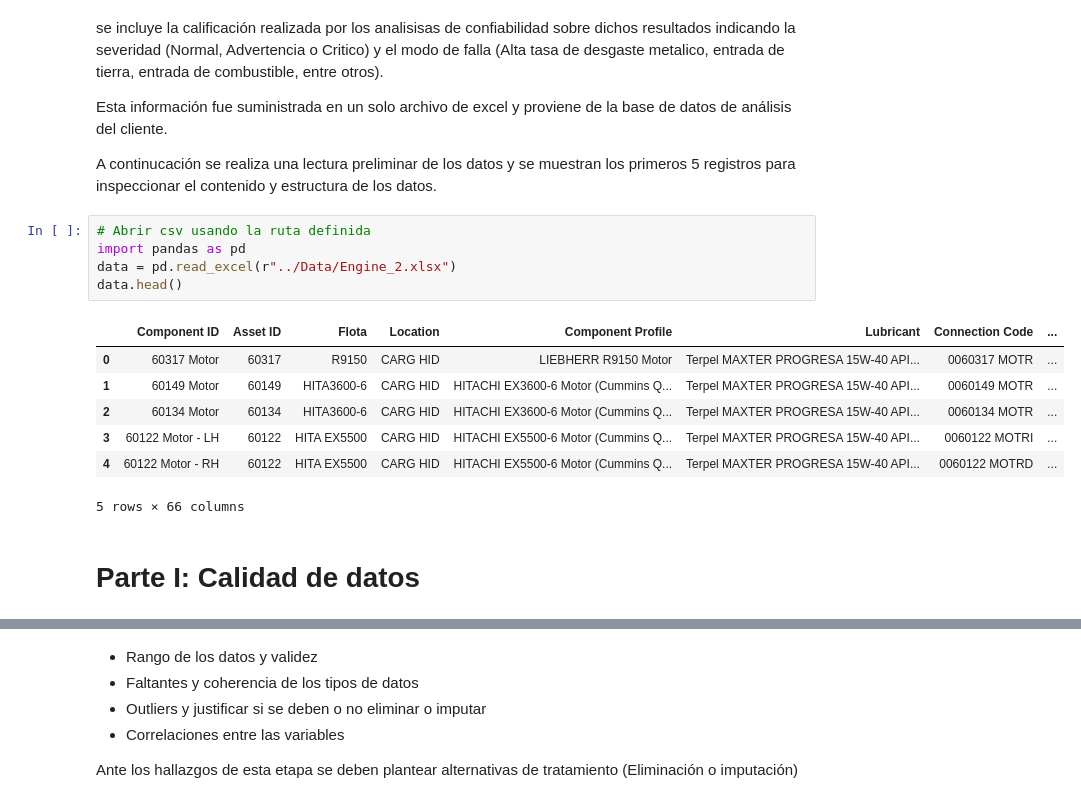
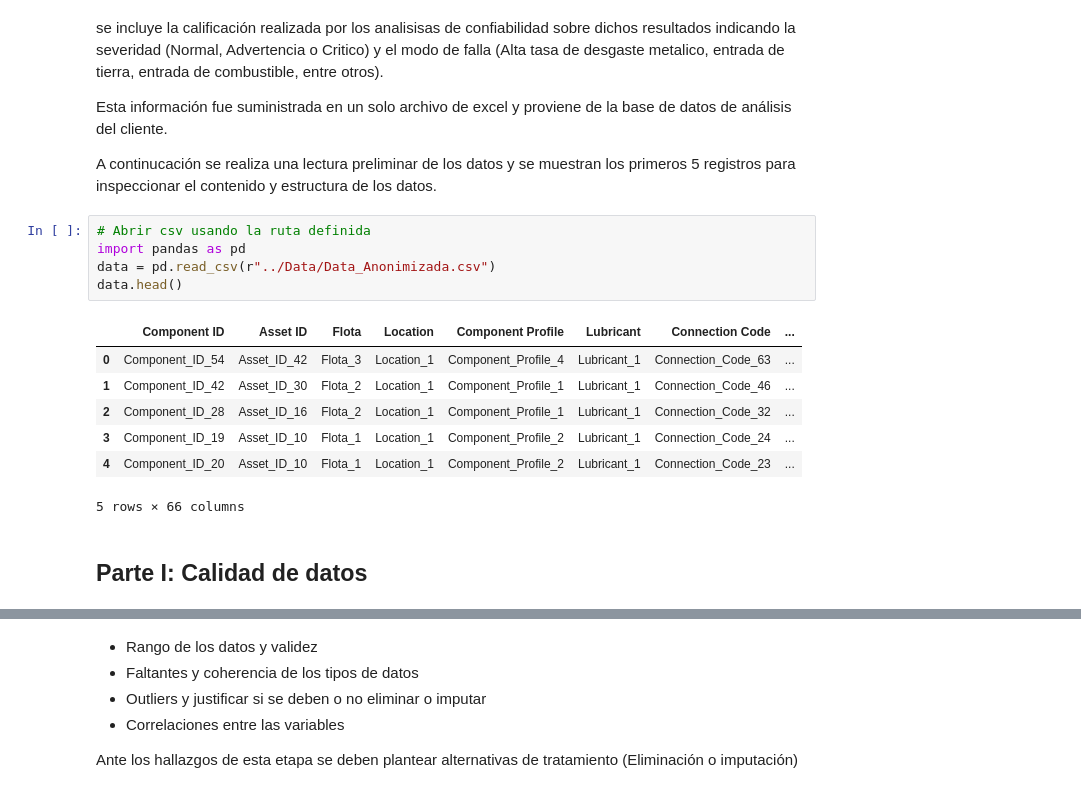
Before and after one commit to darturo12/Tesis-de-Grado-MIAD-, a Jupyter notebook: Exploración/Exploración de datos.ipynb, the cells around one changed output, grey strips where cells are left out. Drawn from its saved outputs; the diff is of its cells as text.

Commit message:
Segunda parte de calidad de datos y exploración

```diff
--- a/Exploración/Exploración de datos.ipynb
+++ b/Exploración/Exploración de datos.ipynb
@@ -11,18 +11,18 @@ A continucación se realiza una lectura preliminar de los datos y se muestran lo
 # %%
 # Abrir csv usando la ruta definida
 import pandas as pd
-data = pd.read_excel(r"../Data/Engine_2.xlsx")
+data = pd.read_csv(r"../Data/Data_Anonimizada.csv")
 data.head()
 # %% [output]
 |  | Component ID | Asset ID | Flota | Location | Component Profile | Lubricant | Connection Code | ... |
-| 0 | 60317 Motor | 60317 | R9150 | CARG HID | LIEBHERR R9150 Motor | Terpel MAXTER PROGRESA 15W-40 API... | 0060317 MOTR | ... |
-| 1 | 60149 Motor | 60149 | HITA3600-6 | CARG HID | HITACHI EX3600-6 Motor (Cummins Q... | Terpel MAXTER PROGRESA 15W-40 API... | 0060149 MOTR | ... |
-| 2 | 60134 Motor | 60134 | HITA3600-6 | CARG HID | HITACHI EX3600-6 Motor (Cummins Q... | Terpel MAXTER PROGRESA 15W-40 API... | 0060134 MOTR | ... |
-| 3 | 60122 Motor - LH | 60122 | HITA EX5500 | CARG HID | HITACHI EX5500-6 Motor (Cummins Q... | Terpel MAXTER PROGRESA 15W-40 API... | 0060122 MOTRI | ... |
-| 4 | 60122 Motor - RH | 60122 | HITA EX5500 | CARG HID | HITACHI EX5500-6 Motor (Cummins Q... | Terpel MAXTER PROGRESA 15W-40 API... | 0060122 MOTRD | ... |
+| 0 | Component_ID_54 | Asset_ID_42 | Flota_3 | Location_1 | Component_Profile_4 | Lubricant_1 | Connection_Code_63 | ... |
+| 1 | Component_ID_42 | Asset_ID_30 | Flota_2 | Location_1 | Component_Profile_1 | Lubricant_1 | Connection_Code_46 | ... |
+| 2 | Component_ID_28 | Asset_ID_16 | Flota_2 | Location_1 | Component_Profile_1 | Lubricant_1 | Connection_Code_32 | ... |
+| 3 | Component_ID_19 | Asset_ID_10 | Flota_1 | Location_1 | Component_Profile_2 | Lubricant_1 | Connection_Code_24 | ... |
+| 4 | Component_ID_20 | Asset_ID_10 | Flota_1 | Location_1 | Component_Profile_2 | Lubricant_1 | Connection_Code_23 | ... |
 5 rows × 66 columns
 # %% [markdown]
-# Parte I: Calidad de datos
+## Parte I: Calidad de datos
 # %% [markdown]
 De acuerdo a lo informado por el cliente las primeras columnas del conjunto de datos fueron anonimizadas para salvaguardar la identidad de la organización y sus activos. Adicionalmente se informa que la base de datos al contener resultados para diversos tipos de componentes contiene columnas que no se usan en los analisis de muestras de aceite de motor, tal es el caso de columnas de resultados relacionados con pruebas de refrigerante y las relacionadas con pruebas de limpieza ISO 4406 usadas para aceites hidraulicos.
 
```
Also changed, not shown: parts of 33 cells of this notebook.
